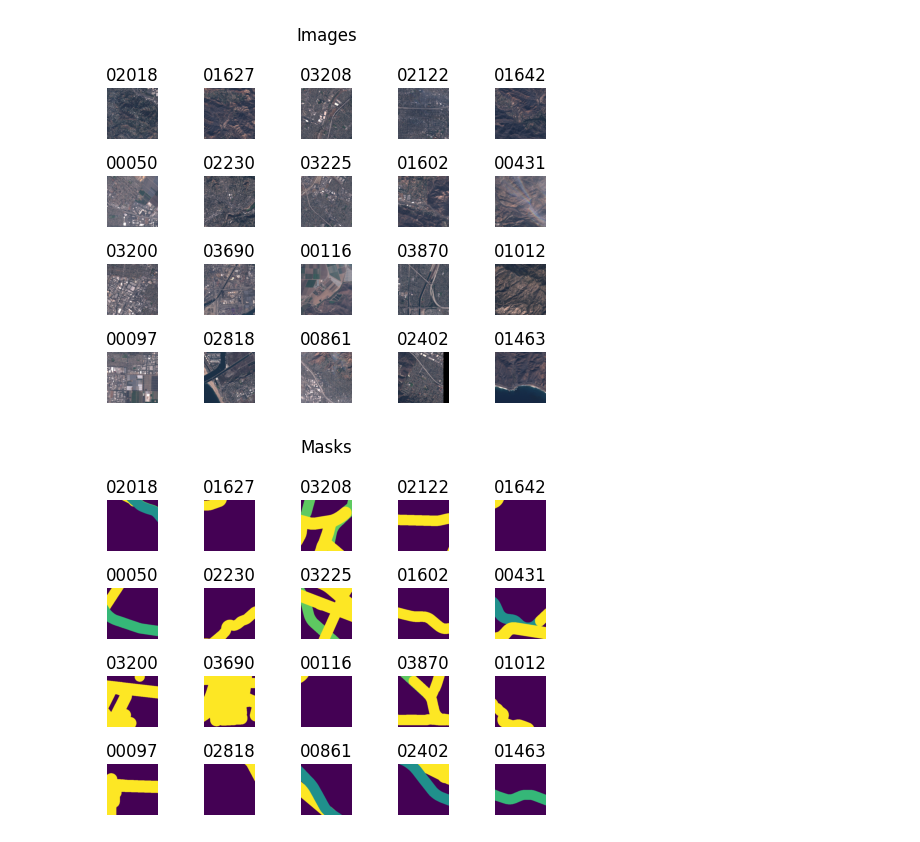
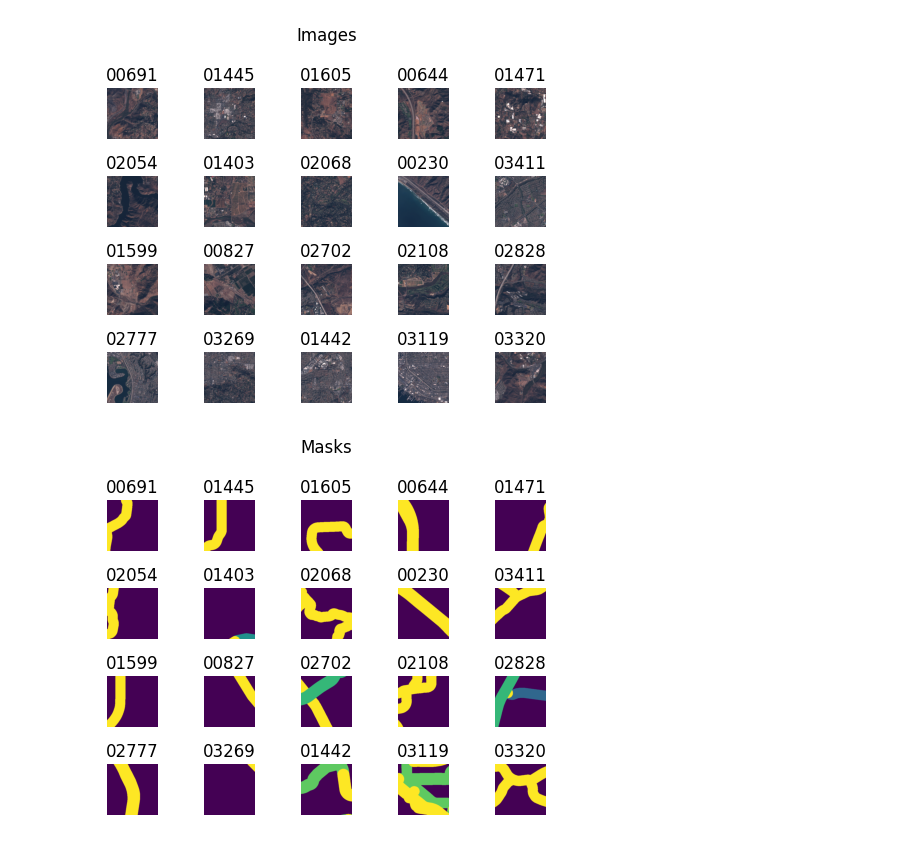
Before and after one commit to grantcray/CMDACapstoneWildfireModel, a Jupyter notebook: main_dual_datasets.ipynb, the cells around one changed output. Drawn from its saved outputs; the diff is of its cells as text; code cells hidden in the pictures.

```diff
--- a/main_dual_datasets.ipynb
+++ b/main_dual_datasets.ipynb
@@ -47,13 +85,17 @@ images, masks, missing_masks, names_map = load_images_and_masks(
     max_count=1000,      # Maximum number of images and masks to load
     trim_names=True      # Whether to trim the names of the files
 )
-# %%
-# View images
-view_data(images=images, max_plots=20, max_cols=5, randomize=False, colors=True)
-
-# View masks
-view_data(masks=masks, max_plots=20, max_cols=5, randomize=False, colors=True)
-# %% [output]
-[figure, removed]
-[figure, removed]
+# %%
+# View images and masks
+view_data(
+    images=images,       # List of images to view
+    masks=masks,         # List of masks to view
+    max_plots=20,        # Maximum number of plots to display
+    max_cols=5,          # Maximum number of columns in the plot grid
+    randomize=True,      # Whether to randomize the order of the images and masks
+    colors=True          # Whether to display the masks in color
+)
+# %% [output]
+[figure, added]
+[figure, added]
 # %%
```
Also changed, not shown: parts of 26 cells of this notebook.
